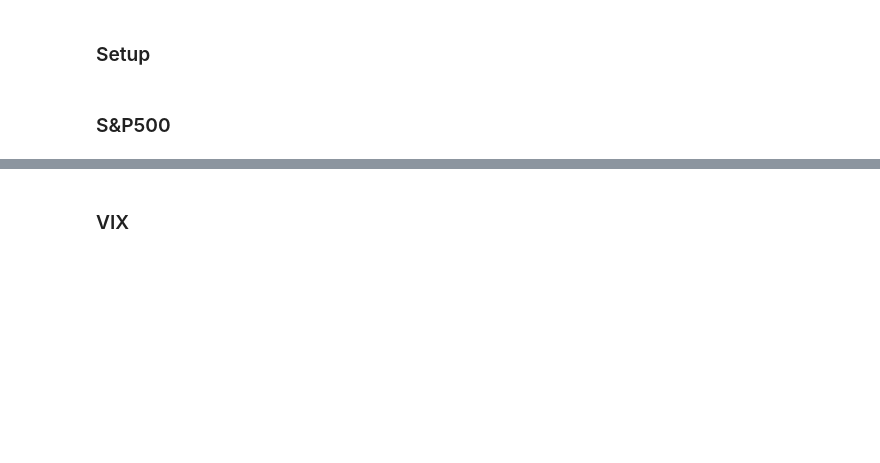
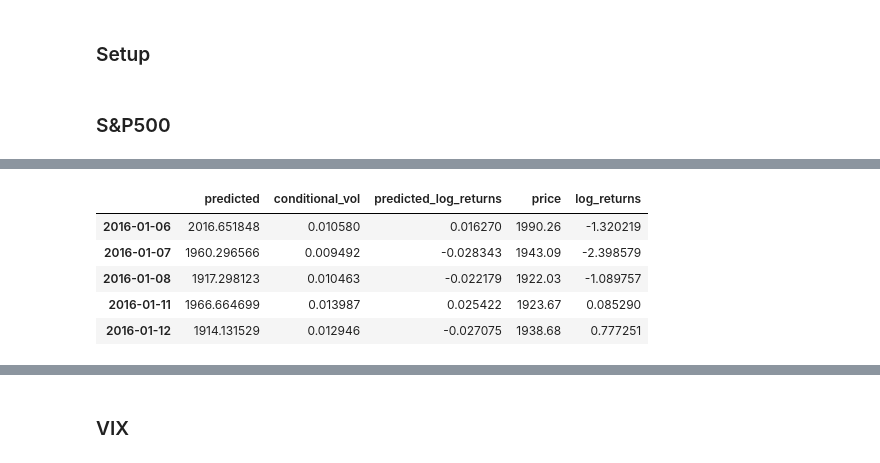
Before and after one commit to thatjosh/stats-practitioner-challenge, a Jupyter notebook: GARCH_fBM.ipynb, the cells around one changed output, grey strips where cells are left out. Saved outputs shown, nothing was run; the diff lists cells and outputs as text; code cells hidden in the pictures; blank space fills up the shorter version.

```diff
--- a/GARCH_fBM.ipynb
+++ b/GARCH_fBM.ipynb
@@ -51,0 +74,15 @@ Day 2514...
+# %%
+snp_garch_fbm= utils.compute_log_returns(
+  snp_garch_fbm,
+  SNP_processed,
+  "predicted",
+  "predicted_log_returns"
+)
+snp_garch_fbm.head()
+# %% [output]
+|  | predicted | conditional_vol | predicted_log_returns | price | log_returns |
+| 2016-01-06 | 2016.651848 | 0.010580 | 0.016270 | 1990.26 | -1.320219 |
+| 2016-01-07 | 1960.296566 | 0.009492 | -0.028343 | 1943.09 | -2.398579 |
+| 2016-01-08 | 1917.298123 | 0.010463 | -0.022179 | 1922.03 | -1.089757 |
+| 2016-01-11 | 1966.664699 | 0.013987 | 0.025422 | 1923.67 | 0.085290 |
+| 2016-01-12 | 1914.131529 | 0.012946 | -0.027075 | 1938.68 | 0.777251 |
```
Also changed, not shown: parts of 36 cells of this notebook, 2 other files.
